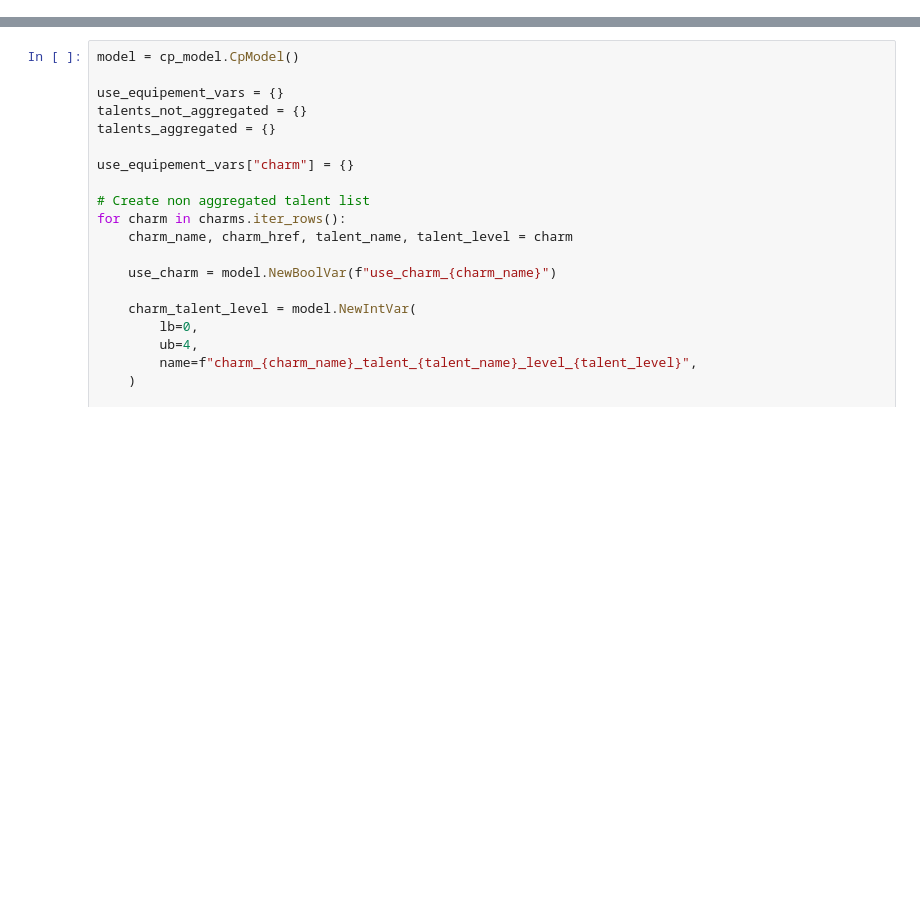
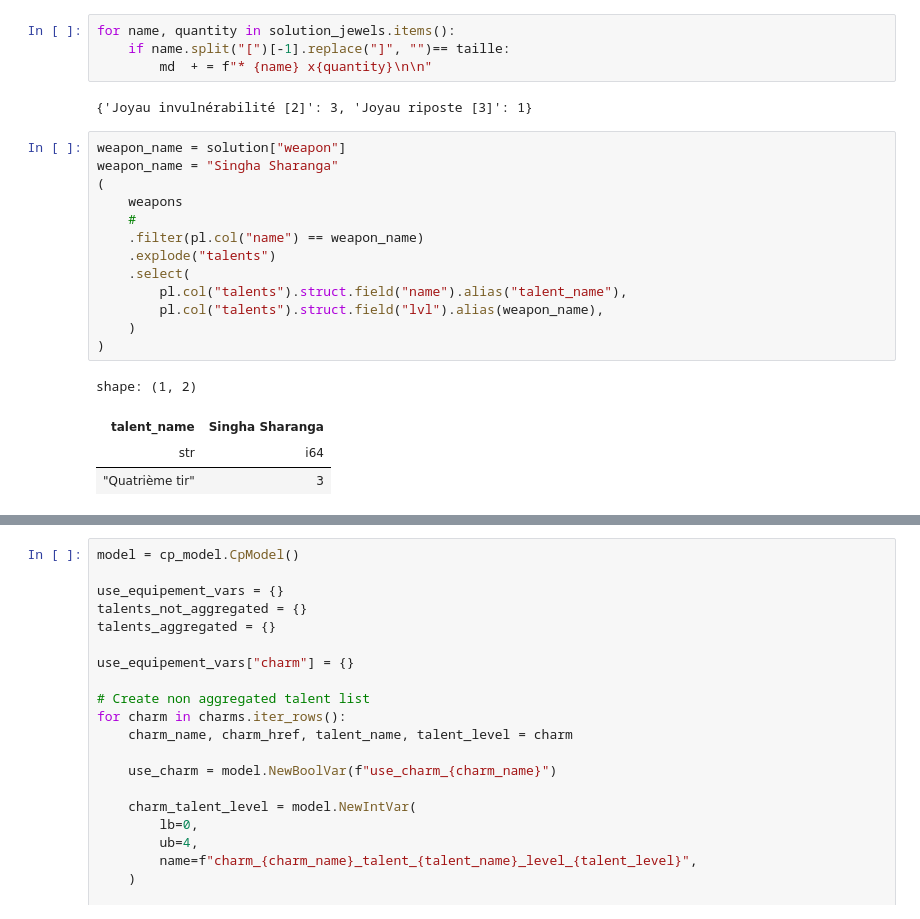
Before and after one commit to DSestu/MH-Wilds-Tools, a Jupyter notebook: dev.ipynb, the cells around one changed output, grey strips where cells are left out. Cells and saved outputs as stored; diff of their text form; blank space fills up the shorter version.

```diff
--- a/dev.ipynb
+++ b/dev.ipynb
@@ -29,0 +240,24 @@ shape: (160, 4)
+# %%
+for name, quantity in solution_jewels.items():
+    if name.split("[")[-1].replace("]", "")== taille:
+        md  + = f"* {name} x{quantity}\n\n"
+# %% [output]
+{'Joyau invulnérabilité [2]': 3, 'Joyau riposte [3]': 1}
+# %%
+weapon_name = solution["weapon"]
+weapon_name = "Singha Sharanga"
+(
+    weapons
+    #
+    .filter(pl.col("name") == weapon_name)
+    .explode("talents")
+    .select(
+        pl.col("talents").struct.field("name").alias("talent_name"),
+        pl.col("talents").struct.field("lvl").alias(weapon_name),
+    )
+)
+# %% [output]
+shape: (1, 2)
+| talent_name | Singha Sharanga |
+| str | i64 |
+| "Quatrième tir" | 3 |
```
Also changed, not shown: parts of 13 cells of this notebook, 6 other files.
